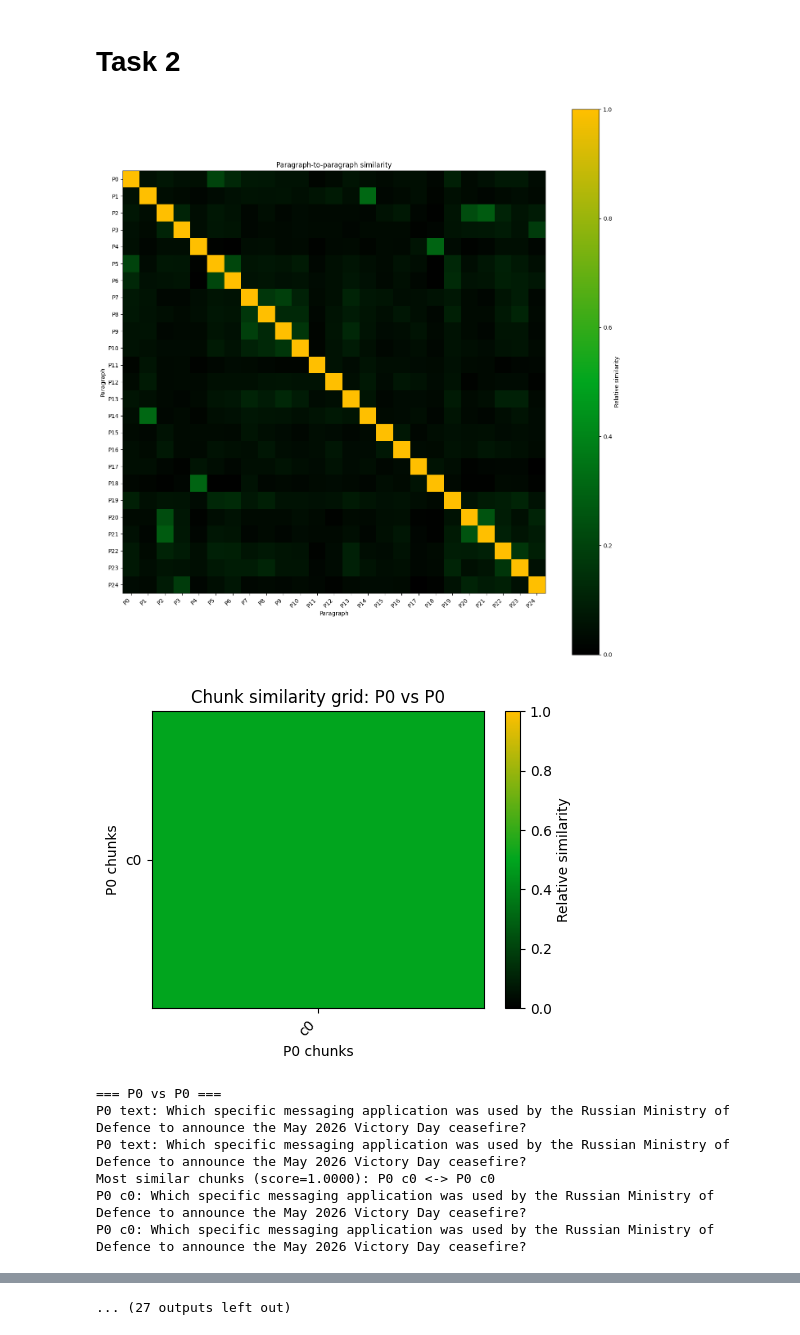
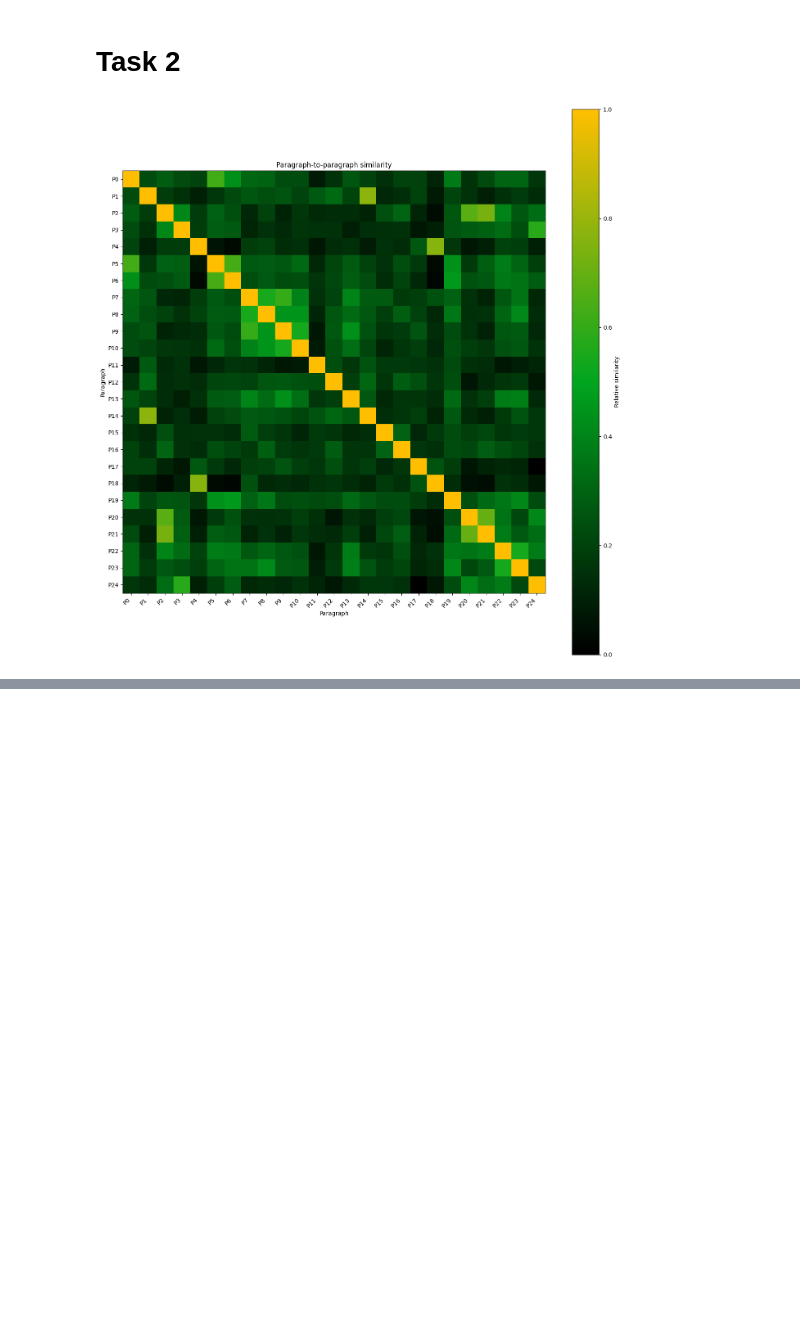
Before and after one commit to user5427/LLM-learning, a Jupyter notebook: homework/hm_4/homework.ipynb, the cells around one changed output, grey strips where cells are left out. Saved outputs shown, nothing was run; the diff lists cells and outputs as text; code cells hidden in the pictures; blank space fills up the shorter version.

```diff
--- a/homework/hm_4/homework.ipynb
+++ b/homework/hm_4/homework.ipynb
@@ -137,6 +137,9 @@ class Loader():
         """
         chunks = self.chunker.chunk(text)
         return Paragraph(chunks)
+
+    def load_question(self, question: "Question") -> None:
+        question.prompt = self.load_str(question.text)
 
 
 
@@ -400,12 +403,22 @@ class SimilarityDisplayer():
             shown += 1
 
 
+class Question():
+    def __init__(self, text: str, answer: str) -> None:
+        self.text = text
+        self.answer = answer
+        self.prompt: Paragraph | None = None
+
+
 class Model():
     def __init__(self, client: OpenAI) -> None:
         self.client = client
 
-    def generate_text(self, prompt: Paragraph) -> str:
-        prompt_text = " ".join(chunk.text for chunk in prompt.chunks)
+    def generate_text(self, question: Question) -> str:
+        if question.prompt is None:
+            raise Exception("Question prompt not loaded. Cannot generate text.")
+
+        prompt_text = " ".join(chunk.text for chunk in question.prompt.chunks)
         response = self.client.chat.completions.create(
             model="openai/gpt-oss-120b",
             messages=[{"role": "user", "content": prompt_text}]
@@ -414,14 +427,17 @@ class Model():
 
     def generate_text_with_rag(
         self,
-        prompt: Paragraph,
+        question: Question,
         results: list[tuple[Paragraph, Paragraph, list[tuple[Chunk, Chunk, float]]]],
         count: int = 5
     ):
+        if question.prompt is None:
+            raise Exception("Question prompt not loaded. Cannot generate text.")
+
         analyzer = SimilarityAnalyzer()
-        top_paragraphs = analyzer.extract_top_similar(prompt, results, count)
+        top_paragraphs = analyzer.extract_top_similar(question.prompt, results, count)
         retrieved_text = "\n\n".join(" ".join(chunk.text for chunk in p.chunks) for p in top_paragraphs)
-        prompt_text = " ".join(chunk.text for chunk in prompt.chunks)
+        prompt_text = " ".join(chunk.text for chunk in question.prompt.chunks)
         full_prompt = f"Context:\n{retrieved_text}\n\nQuestion:\n{prompt_text}\n\nAnswer:"
         response = self.client.chat.completions.create(
             model="openai/gpt-oss-120b",
@@ -479,25 +576,18 @@ manager.process_paragraphs()
 # %%
 
 similarity_analyzer = SimilarityAnalyzer()
-results1 = similarity_analyzer.compare(manager.paragraphs, manager.paragraphs[-3], euclidean_similarity())
+# results1 = similarity_analyzer.compare(manager.paragraphs, manager.paragraphs[-3], euclidean_similarity())
 
 similarity_displayer = SimilarityDisplayer()
-similarity_displayer.show_paragraph_grid(results1, manager.paragraphs)
-similarity_displayer.show_chunk_grids_by_paragraph_pair(results1, manager.paragraphs, max_pairs=6)
+# similarity_displayer.show_paragraph_grid(results1, manager.paragraphs)
+# similarity_displayer.show_chunk_grids_by_paragraph_pair(results1, manager.paragraphs, max_pairs=6)
 
 results2 = similarity_analyzer.compare(manager.paragraphs, manager.paragraphs[-2], cosine_similarity())
 similarity_displayer.show_paragraph_grid(results2, manager.paragraphs)
-similarity_displayer.show_chunk_grids_by_paragraph_pair(results2, manager.paragraphs, max_pairs=6)
+# similarity_displayer.show_chunk_grids_by_paragraph_pair(results2, manager.paragraphs, max_pairs=6)
 
-results3 = similarity_analyzer.compare(manager.paragraphs, manager.paragraphs[-1], dot_similarity())
-similarity_displayer.show_paragraph_grid(results3, manager.paragraphs)
-similarity_displayer.show_chunk_grids_by_paragraph_pair(results3, manager.paragraphs, max_pairs=6)
+# results3 = similarity_analyzer.compare(manager.paragraphs, manager.paragraphs[-1], dot_similarity())
+# similarity_displayer.show_paragraph_grid(results3, manager.paragraphs)
+# similarity_displayer.show_chunk_grids_by_paragraph_pair(results3, manager.paragraphs, max_pairs=6)
 # %% [output]
-[figure, old version]
+[figure, new version]
-[figure, removed]
-=== P0 vs P0 ===
-P0 text: Which specific messaging application was used by the Russian Ministry of Defence to announce the May 2026 Victory Day ceasefire?
-P0 text: Which specific messaging application was used by the Russian Ministry of Defence to announce the May 2026 Victory Day ceasefire?
-Most similar chunks (score=1.0000): P0 c0 <-> P0 c0
-P0 c0: Which specific messaging application was used by the Russian Ministry of Defence to announce the May 2026 Victory Day ceasefire?
-P0 c0: Which specific messaging application was used by the Russian Ministry of Defence to announce the May 2026 Victory Day ceasefire?
@@ -533,3 +594,2 @@ P4 c0: Which three specific financial and investment firms did Anthropic partner
-... (27 outputs left out)
 # %%
 model = Model(client)
```
Also changed, not shown: parts of 4 cells of this notebook, 3 other files.
